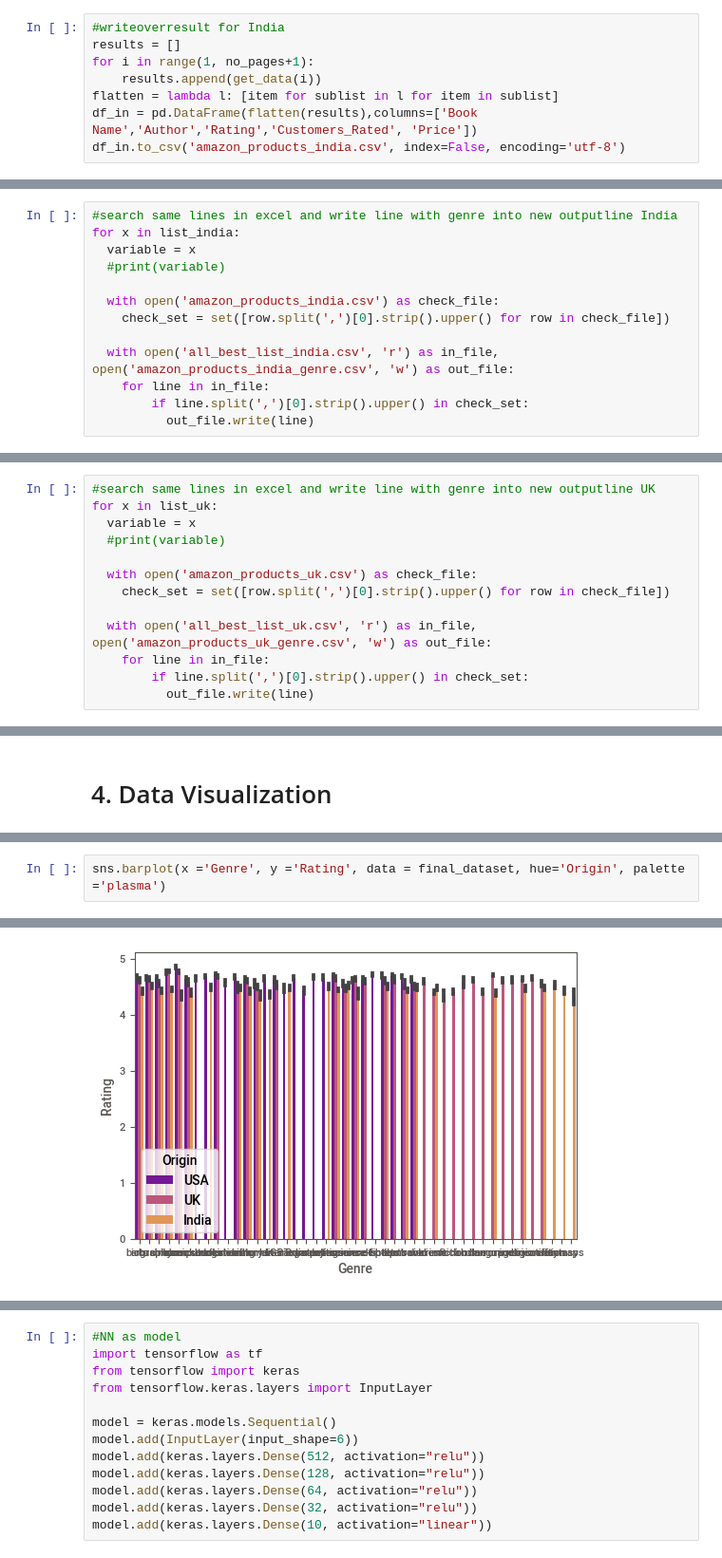
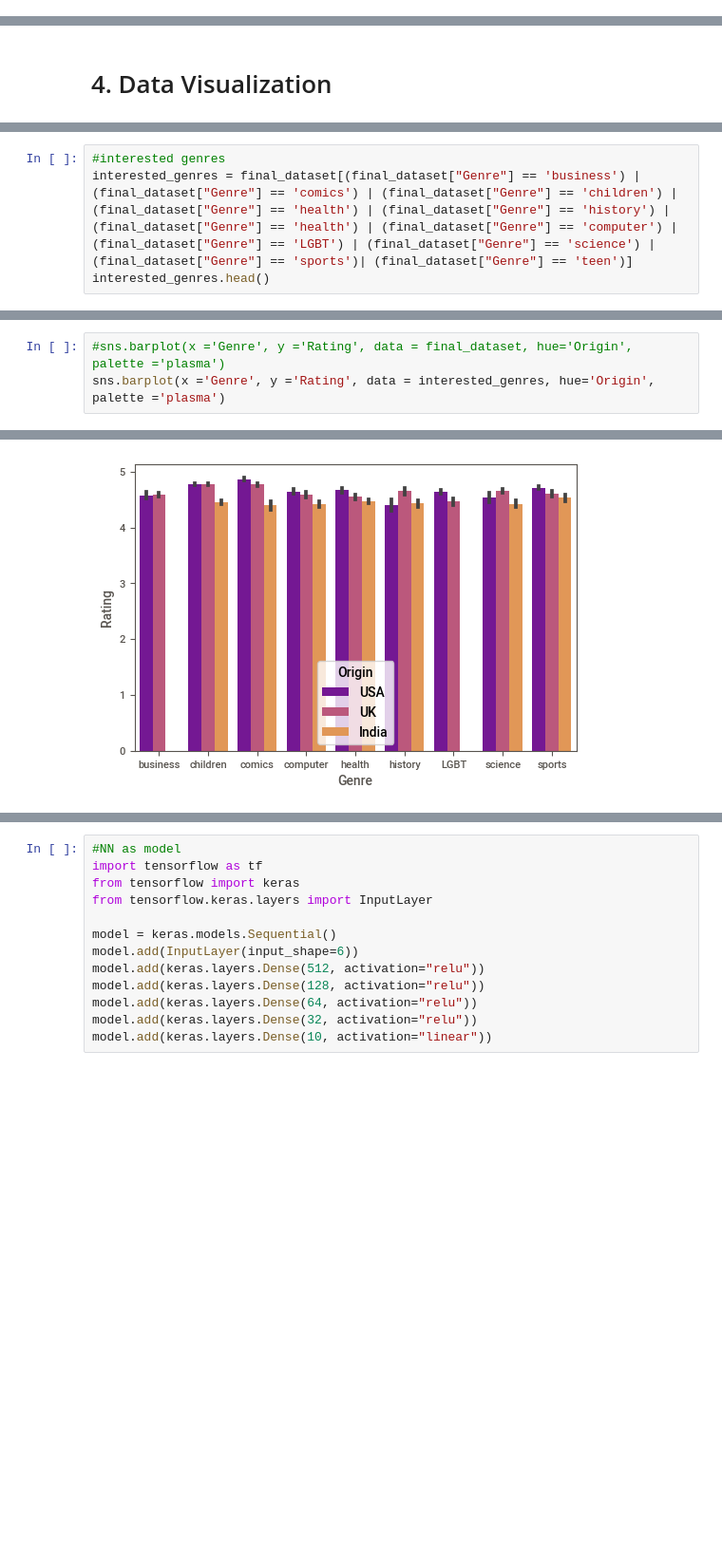
Before and after one commit to obesab01/ADS_project, a Jupyter notebook: V1_ADS_Project_Buchmeier_Obermaier.ipynb, the cells around one changed output, grey strips where cells are left out. Shown: that part at 95% size. Drawn from its saved outputs; the diff is of its cells as text; blank space fills up the shorter version.

```diff
--- a/V1_ADS_Project_Buchmeier_Obermaier.ipynb
+++ b/V1_ADS_Project_Buchmeier_Obermaier.ipynb
@@ -784,8 +592,0 @@ def get_data(pageNo):
-# %%
-#writeoverresult for India
-results = []
-for i in range(1, no_pages+1):
-    results.append(get_data(i))
-flatten = lambda l: [item for sublist in l for item in sublist]
-df_in = pd.DataFrame(flatten(results),columns=['Book Name','Author','Rating','Customers_Rated', 'Price'])
-df_in.to_csv('amazon_products_india.csv', index=False, encoding='utf-8')
@@ -821,13 +592,0 @@ print(list_india)
-# %%
-#search same lines in excel and write line with genre into new outputline India
-for x in list_india:
-  variable = x
-  #print(variable)
-
-  with open('amazon_products_india.csv') as check_file:
-    check_set = set([row.split(',')[0].strip().upper() for row in check_file])
-
-  with open('all_best_list_india.csv', 'r') as in_file, open('amazon_products_india_genre.csv', 'w') as out_file:
-    for line in in_file:
-        if line.split(',')[0].strip().upper() in check_set:
-          out_file.write(line)
@@ -1147,13 +783,0 @@ print(list_uk)
-# %%
-#search same lines in excel and write line with genre into new outputline UK
-for x in list_uk:
-  variable = x
-  #print(variable)
-
-  with open('amazon_products_uk.csv') as check_file:
-    check_set = set([row.split(',')[0].strip().upper() for row in check_file])
-
-  with open('all_best_list_uk.csv', 'r') as in_file, open('amazon_products_uk_genre.csv', 'w') as out_file:
-    for line in in_file:
-        if line.split(',')[0].strip().upper() in check_set:
-          out_file.write(line)
@@ -1523,0 +1116,4 @@ Text(0, 0.5, 'Rating')
+# %%
+#interested genres
+interested_genres = final_dataset[(final_dataset["Genre"] == 'business') | (final_dataset["Genre"] == 'comics') | (final_dataset["Genre"] == 'children') | (final_dataset["Genre"] == 'health') | (final_dataset["Genre"] == 'history') | (final_dataset["Genre"] == 'health') | (final_dataset["Genre"] == 'computer') | (final_dataset["Genre"] == 'LGBT') | (final_dataset["Genre"] == 'science') | (final_dataset["Genre"] == 'sports')| (final_dataset["Genre"] == 'teen')]
+interested_genres.head()
@@ -1531,5 +1134,6 @@ sns.barplot(x = 'Genre', y ='Customers_Rated', data = final_dataset, hue='Origin
 # %%
-sns.barplot(x ='Genre', y ='Rating', data = final_dataset, hue='Origin', palette ='plasma')
+#sns.barplot(x ='Genre', y ='Rating', data = final_dataset, hue='Origin', palette ='plasma')
+sns.barplot(x ='Genre', y ='Rating', data = interested_genres, hue='Origin', palette ='plasma')
 # %% [output]
 <matplotlib.axes._subplots.AxesSubplot at 0x...>
-[figure, old version]
+[figure, new version]
```
Also changed, not shown: parts of 89 cells of this notebook.
